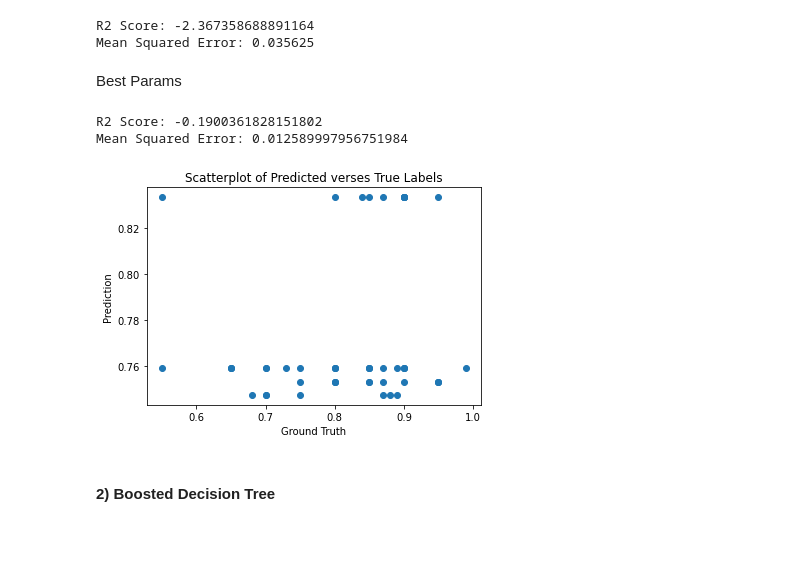
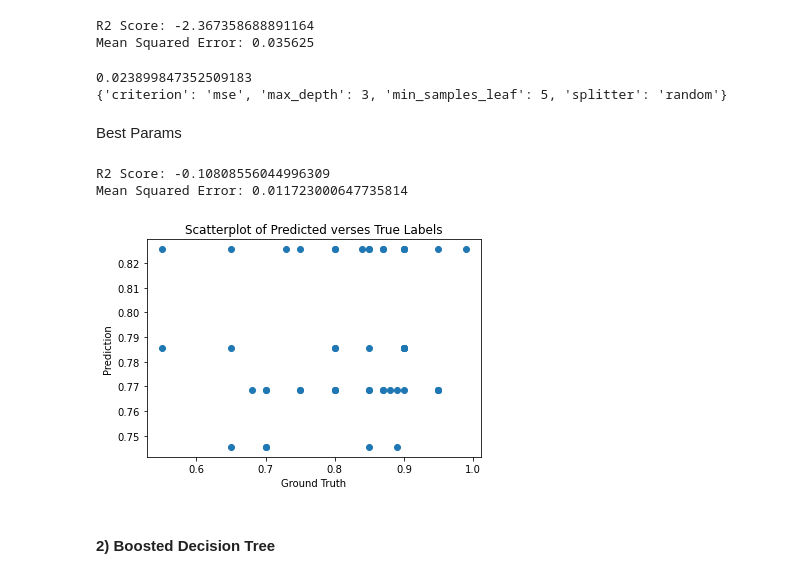
Before and after one commit to amandahutter/Movies-Analysis, a Jupyter notebook: Movies.ipynb, the cells around one changed output. Saved outputs shown, nothing was run; the diff lists cells and outputs as text; code cells hidden in the pictures; blank space fills up the shorter version.

```diff
--- a/Movies.ipynb
+++ b/Movies.ipynb
@@ -1882,30 +1841,33 @@ print("Mean Squared Error:",mean_squared_error(Y_Test_4, Y_Test_Pred))
 R2 Score: -2.367358688891164
 Mean Squared Error: 0.035625
 # %%
-#make_GridSearchCV_DT(X_Train_4, Y_Train_4)
+make_GridSearchCV_DT(X_Train_4, Y_Train_4)
+# %% [output]
+0.023899847352509183
+{'criterion': 'mse', 'max_depth': 3, 'min_samples_leaf': 5, 'splitter': 'random'}
 # %% [markdown]
 Best Params
 # %%
 dt_model = DecisionTreeRegressor(criterion = 'mse', splitter = 'random',
-                                 max_depth = 3, min_samples_leaf = 17,
+                                 max_depth = 3, min_samples_leaf = 5,
                                  random_state = 42)
 
 dt_model.fit(X_Train_4, Y_Train_4)
 
 Y_Test_Pred = dt_model.predict(X_Test_4)
 
 print("R2 Score:", r2_score(Y_Test_4, Y_Test_Pred))
 print("Mean Squared Error:",mean_squared_error(Y_Test_4, Y_Test_Pred))
 
 plt.scatter(Y_Test_4, Y_Test_Pred)
 plt.title('Scatterplot of Predicted verses True Labels')
 plt.xlabel('Ground Truth')
 plt.ylabel('Prediction')
 plt.show()
 # %% [output]
-R2 Score: -0.1900361828151802
-Mean Squared Error: 0.012589997956751984
+R2 Score: -0.10808556044996309
+Mean Squared Error: 0.011723000647735814
-[figure, old version]
+[figure, new version]
 # %% [markdown]
 #### 2) Boosted Decision Tree
 # %% [markdown]
```
Also changed, not shown: parts of 55 cells of this notebook.
